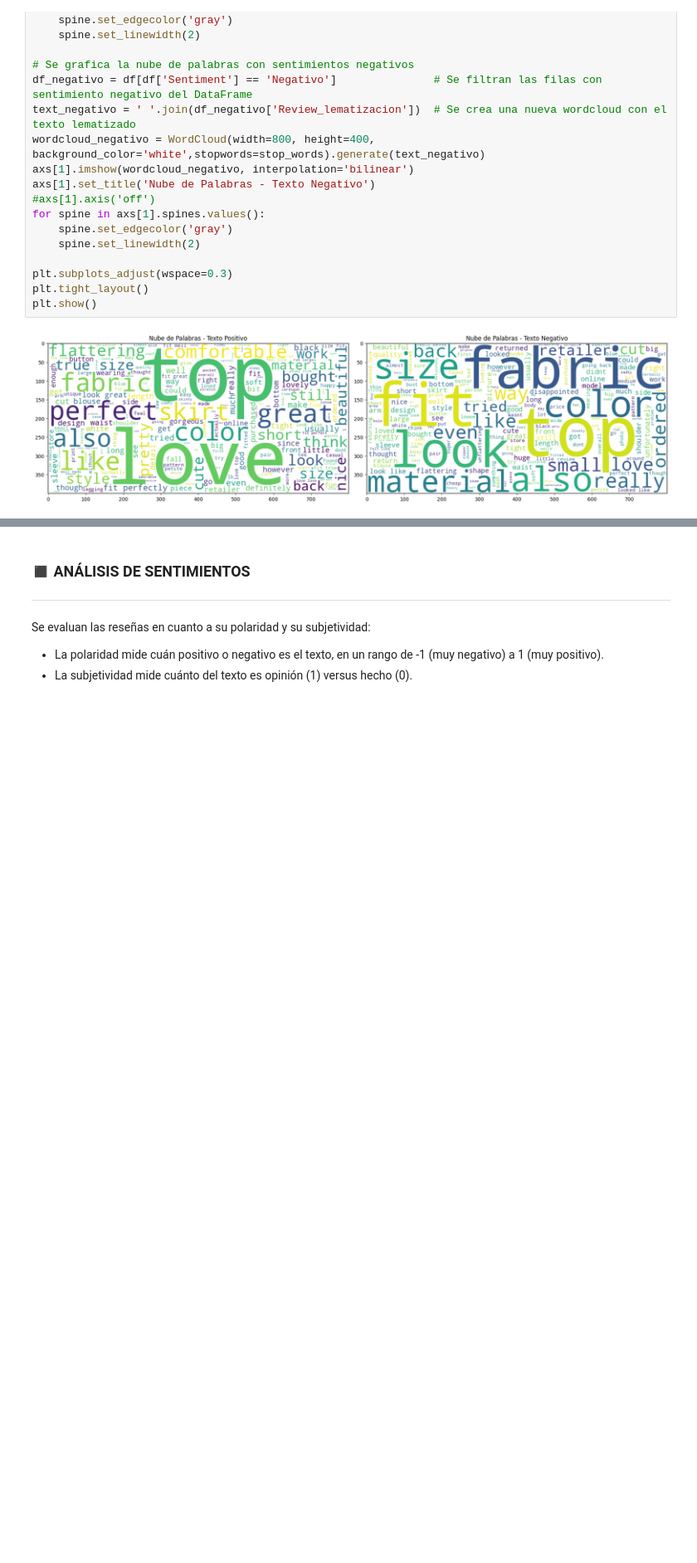
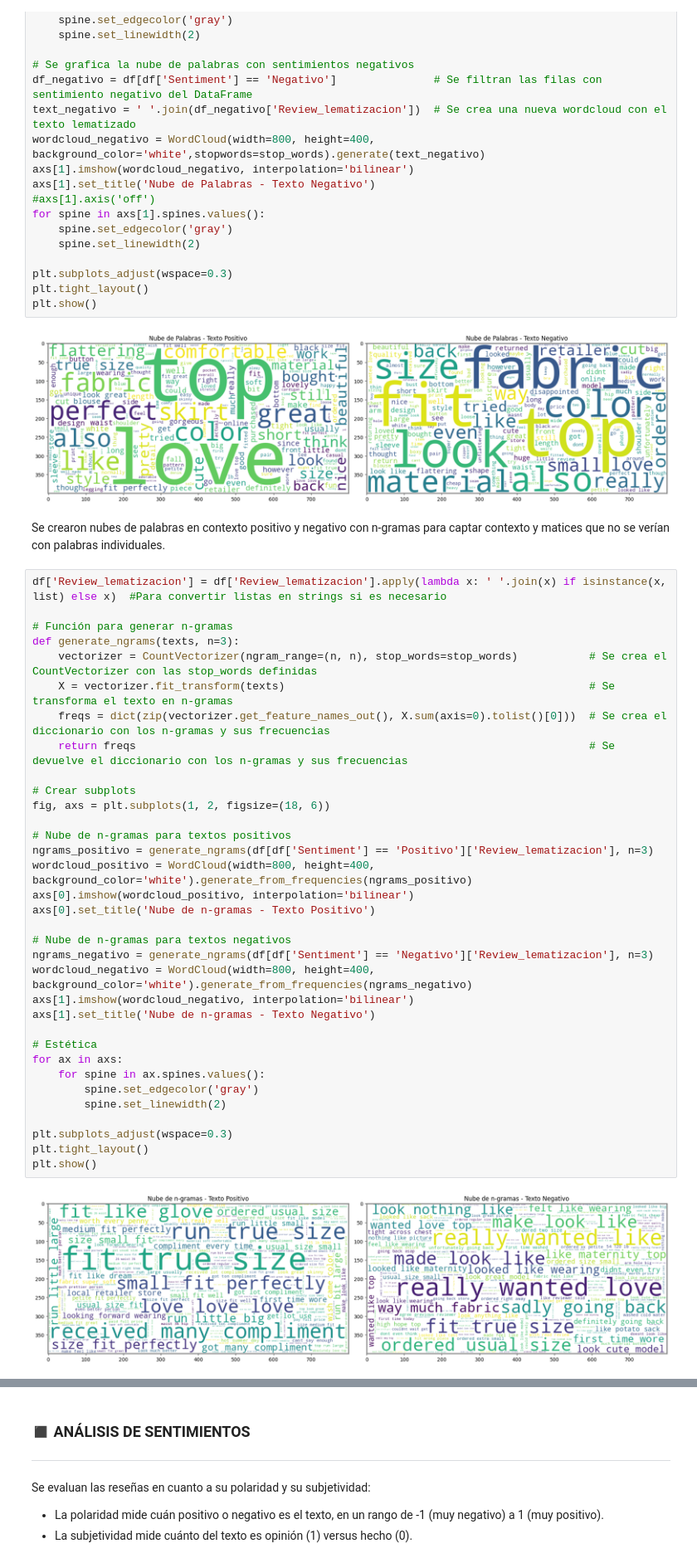
Before and after one commit to eugeinga/CODER-DataScienceIII, a Jupyter notebook: proyecto_final_ingaramo.ipynb, the cells around one changed output, grey strips where cells are left out. Shown at 83% size. Cells and saved outputs as stored; diff of their text form; blank space fills up the shorter version.

```diff
--- a/proyecto_final_ingaramo.ipynb
+++ b/proyecto_final_ingaramo.ipynb
@@ -575,3 +577,41 @@ plt.tight_layout()
 plt.show()
 # %% [output]
 [figure]
+# %% [markdown]
+Se crearon nubes de palabras en contexto positivo y negativo con n-gramas para captar contexto y matices que no se verían con palabras individuales.
+# %%
+df['Review_lematizacion'] = df['Review_lematizacion'].apply(lambda x: ' '.join(x) if isinstance(x, list) else x)  #Para convertir listas en strings si es necesario
+
+# Función para generar n-gramas
+def generate_ngrams(texts, n=3):
+    vectorizer = CountVectorizer(ngram_range=(n, n), stop_words=stop_words)           # Se crea el CountVectorizer con las stop_words definidas
+    X = vectorizer.fit_transform(texts)                                               # Se transforma el texto en n-gramas
+    freqs = dict(zip(vectorizer.get_feature_names_out(), X.sum(axis=0).tolist()[0]))  # Se crea el diccionario con los n-gramas y sus frecuencias
+    return freqs                                                                      # Se devuelve el diccionario con los n-gramas y sus frecuencias
+
+# Crear subplots
+fig, axs = plt.subplots(1, 2, figsize=(18, 6))
+
+# Nube de n-gramas para textos positivos
+ngrams_positivo = generate_ngrams(df[df['Sentiment'] == 'Positivo']['Review_lematizacion'], n=3)
+wordcloud_positivo = WordCloud(width=800, height=400, background_color='white').generate_from_frequencies(ngrams_positivo)
+axs[0].imshow(wordcloud_positivo, interpolation='bilinear')
+axs[0].set_title('Nube de n-gramas - Texto Positivo')
+
+# Nube de n-gramas para textos negativos
+ngrams_negativo = generate_ngrams(df[df['Sentiment'] == 'Negativo']['Review_lematizacion'], n=3)
+wordcloud_negativo = WordCloud(width=800, height=400, background_color='white').generate_from_frequencies(ngrams_negativo)
+axs[1].imshow(wordcloud_negativo, interpolation='bilinear')
+axs[1].set_title('Nube de n-gramas - Texto Negativo')
+
+# Estética
+for ax in axs:
+    for spine in ax.spines.values():
+        spine.set_edgecolor('gray')
+        spine.set_linewidth(2)
+
+plt.subplots_adjust(wspace=0.3)
+plt.tight_layout()
+plt.show()
+# %% [output]
+[figure, added]
```
Also changed, not shown: parts of 5 cells of this notebook.
